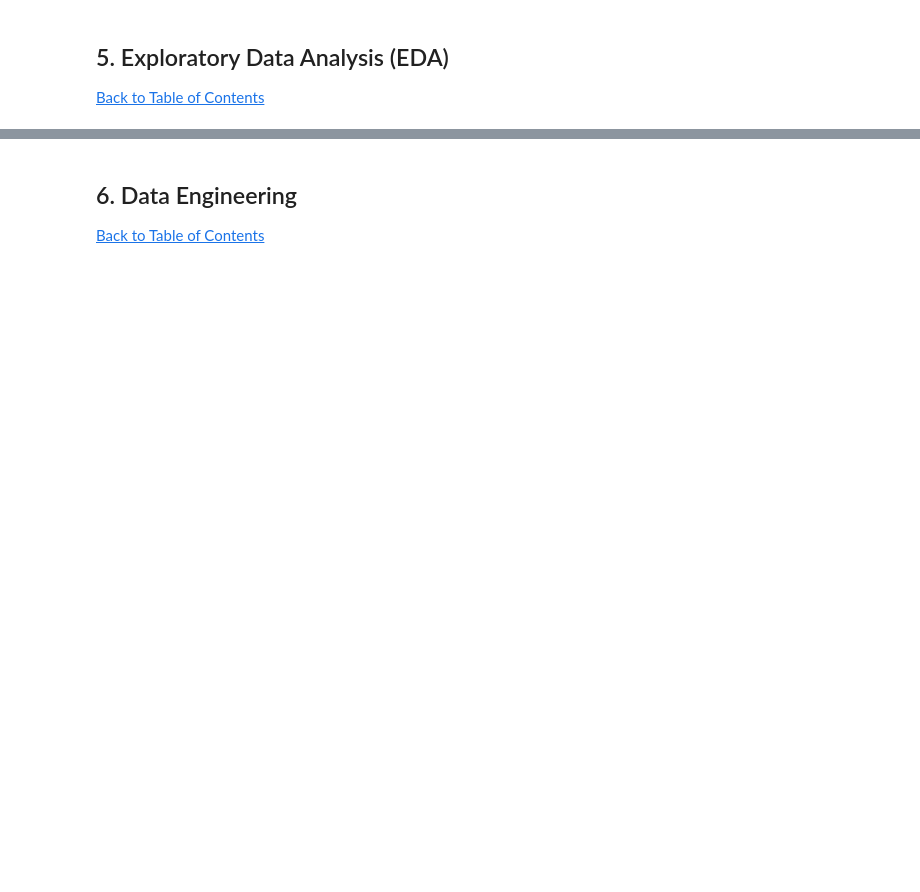
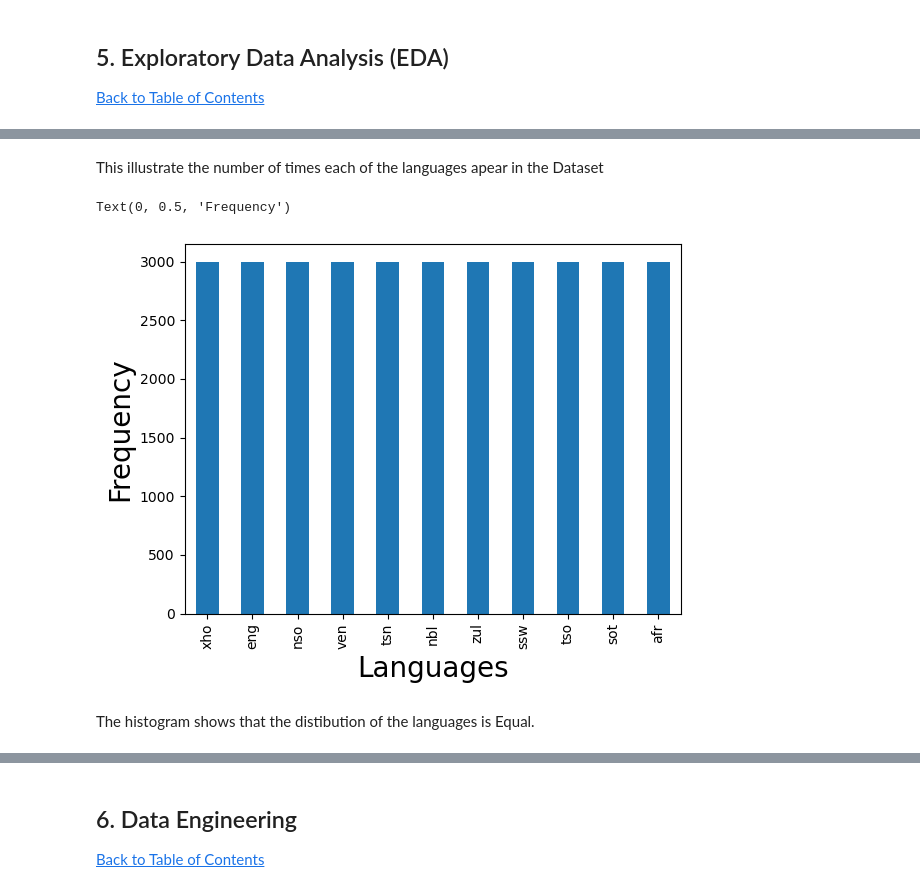
Before and after one commit to leiTiro/Lesego_Tiro-Explore, a Jupyter notebook: SA Laguange Kaggle Challenge.ipynb, the cells around one changed output, grey strips where cells are left out. Cells and saved outputs as stored; diff of their text form; code cells hidden in the pictures; blank space fills up the shorter version.

```diff
--- a/SA Laguange Kaggle Challenge.ipynb
+++ b/SA Laguange Kaggle Challenge.ipynb
@@ -220,0 +229,11 @@ TypeError: no numeric data to plot
+# %% [markdown]
+This illustrate the number of times each of the languages apear in the Dataset
+# %%
+df_train['lang_id'].value_counts().plot(kind='bar')
+plt.xlabel('Languages', fontsize=20)
+plt.ylabel('Frequency', fontsize=20)
+# %% [output]
+Text(0, 0.5, 'Frequency')
+[figure, added]
+# %% [markdown]
+The histogram shows that the distibution of the languages is Equal.
```
Also changed, not shown: parts of 61 cells of this notebook.
